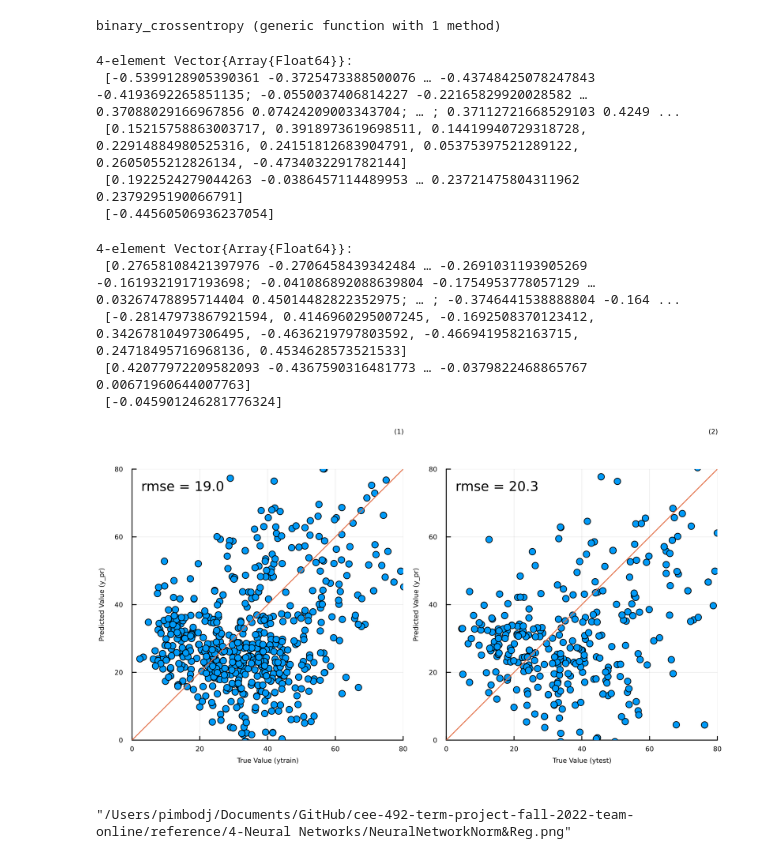
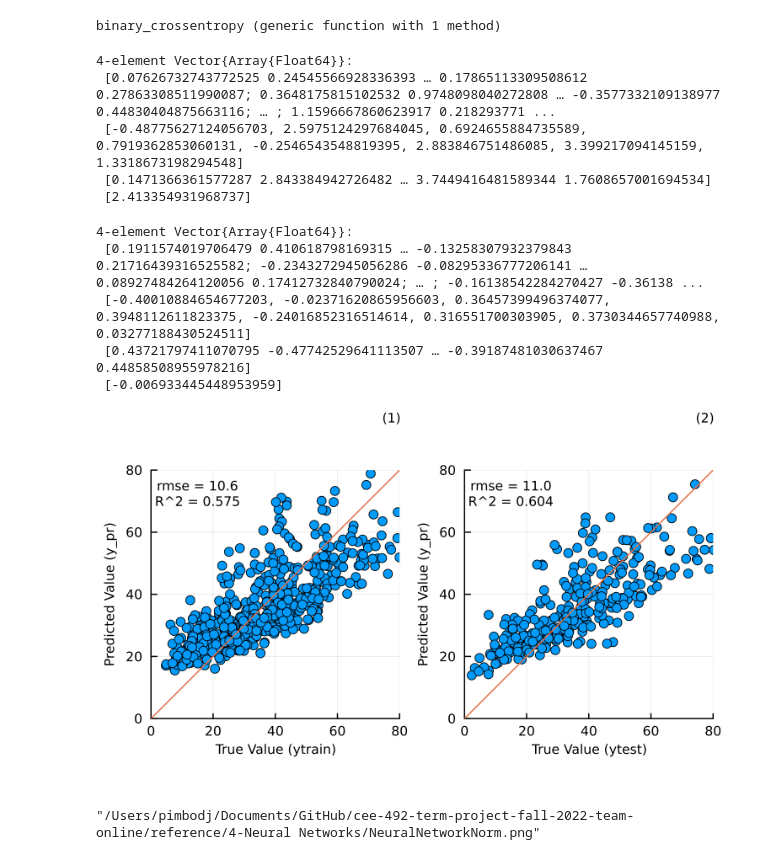
Before and after one commit to uiceds/cee-492-term-project-fall-2022-team-online, a Jupyter notebook: reference/4-Neural Networks/NeuralNetworkNorm.ipynb, the cells around one changed output. Drawn from its saved outputs; the diff is of its cells as text; code cells hidden in the pictures.

```diff
--- a/reference/4-Neural Networks/NeuralNetworkNorm.ipynb
+++ b/reference/4-Neural Networks/NeuralNetworkNorm.ipynb
@@ -53,7 +53,7 @@ dfms = dfm[shuffle(1:end), :]
 #dfms = dfm
 
 x = dfms[:, 1:8]
-xnorm = (dfms[:, 1:8] .- mean(x,dims=1))#./std(x,dims=1)
+xnorm = (dfms[:, 1:8] .- mean(x,dims=1))./std(x,dims=1)
 y = dfms[:, 9]
 
 data_split = [0.6, 0.3, 0.1]
@@ -145,18 +145,18 @@ begin
 
 	p = [w1,b1,w2,b2]
 
-	η = 0.000000001
-	nsteps = 1000000
+	η = 0.000001
+	nsteps = 100000
 
 	pnorm = train!(twolayer_logistic, mse, p, xtrainnorm, ytrain, η, nsteps)
 
 end
 # %% [output]
 4-element Vector{Array{Float64}}:
- [-0.5399128905390361 -0.3725473388500076 … -0.43748425078247843 -0.4193692265851135; -0.0550037406814227 -0.22165829920028582 … 0.37088029166967856 0.07424209003343704; … ; 0.37112721668529103 0.4249 ...
- [0.15215758863003717, 0.3918973619698511, 0.14419940729318728, 0.22914884980525316, 0.24151812683904791, 0.05375397521289122, 0.2605055212826134, -0.4734032291782144]
- [0.1922524279044263 -0.0386457114489953 … 0.23721475804311962 0.2379295190066791]
- [-0.44560506936237054]
+ [0.07626732743772525 0.24545566928336393 … 0.17865113309508612 0.27863308511990087; 0.3648175815102532 0.9748098040272808 … -0.3577332109138977 0.44830404875663116; … ; 1.1596667860623917 0.218293771 ...
+ [-0.48775627124056703, 2.5975124297684045, 0.6924655884735589, 0.7919362853060131, -0.2546543548819395, 2.883846751486085, 3.399217094145159, 1.3318673198294548]
+ [0.1471366361577287 2.843384942726482 … 3.7449416481589344 1.7608657001694534]
+ [2.413354931968737]
 # %%
 begin
 	inputsize = 8
@@ -171,24 +171,24 @@ begin
 
 	p = [w1,b1,w2,b2]
 
-	η = 0.0000001
-	nsteps = 10000
+	η = 0.000001
+	nsteps = 100000
 
 	p = train!(twolayer_logistic, mse, p, xtrain, ytrain, η, nsteps)
 
 end
 # %% [output]
 4-element Vector{Array{Float64}}:
- [0.27658108421397976 -0.2706458439342484 … -0.2691031193905269 -0.1619321917193698; -0.041086892088639804 -0.1754953778057129 … 0.03267478895714404 0.45014482822352975; … ; -0.3746441538888804 -0.164 ...
- [-0.28147973867921594, 0.4146960295007245, -0.1692508370123412, 0.34267810497306495, -0.4636219797803592, -0.4669419582163715, 0.24718495716968136, 0.4534628573521533]
- [0.42077972209582093 -0.4367590316481773 … -0.0379822468865767 0.00671960644007763]
- [-0.045901246281776324]
+ [0.1911574019706479 0.410618798169315 … -0.13258307932379843 0.21716439316525582; -0.2343272945056286 -0.08295336777206141 … 0.08927484264120056 0.17412732840790024; … ; -0.16138542284270427 -0.36138 ...
+ [-0.40010884654677203, -0.02371620865956603, 0.36457399496374077, 0.3948112611823375, -0.24016852316514614, 0.316551700303905, 0.3730344657740988, 0.03277188430524511]
+ [0.43721797411070795 -0.47742529641113507 … -0.39187481030637467 0.44858508955978216]
+ [-0.006933445448953959]
 # %%
 y_pr_trainnorm = twolayer_logistic(xtrainnorm, pnorm)
 y_pr_testnorm = twolayer_logistic(xtestnorm, pnorm)
 
 display(plottraintest(ytrain', y_pr_trainnorm', ytest', y_pr_testnorm'))
-savefig(joinpath(dirname(@__FILE__), "NeuralNetworkNorm&Reg.png")) # uncomment to save figure
+savefig(joinpath(dirname(@__FILE__), "NeuralNetworkNorm.png")) # uncomment to save figure
 # %% [output]
-[figure, old version]
+[figure, new version]
-"/Users/pimbodj/Documents/GitHub/cee-492-term-project-fall-2022-team-online/reference/4-Neural Networks/NeuralNetworkNorm&Reg.png"
+"/Users/pimbodj/Documents/GitHub/cee-492-term-project-fall-2022-team-online/reference/4-Neural Networks/NeuralNetworkNorm.png"
```
Also changed, not shown: parts of 4 cells of this notebook.
